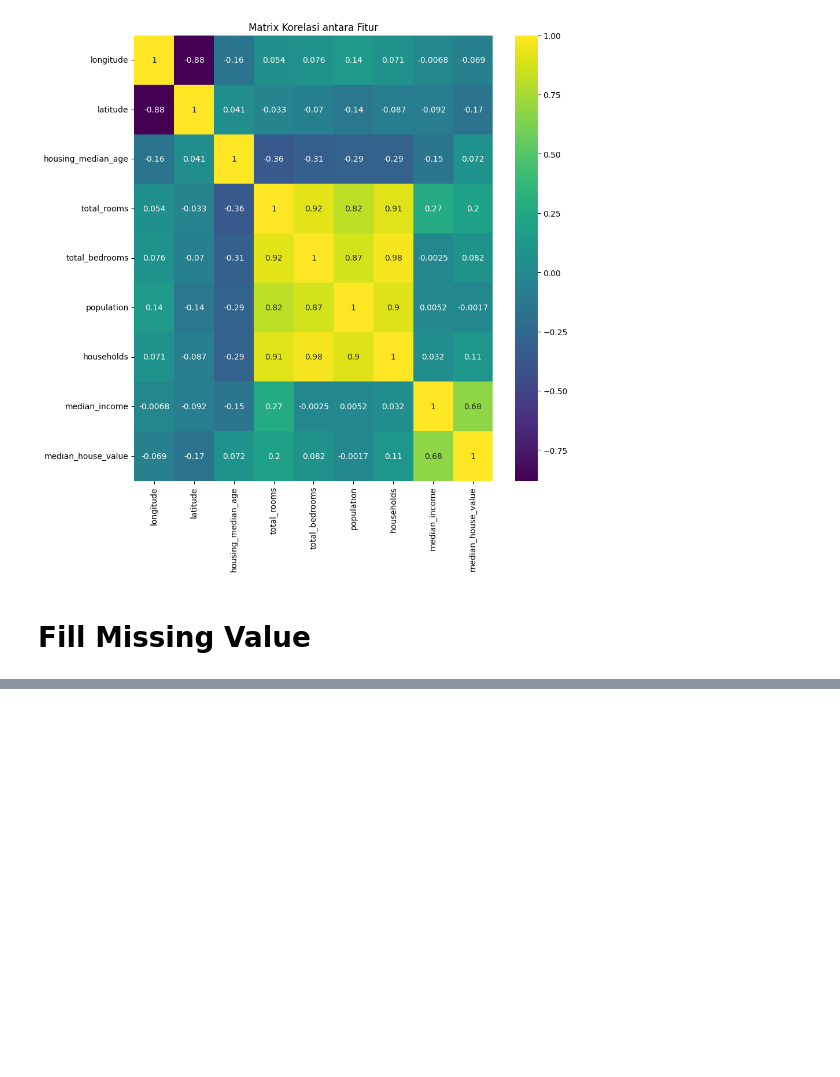
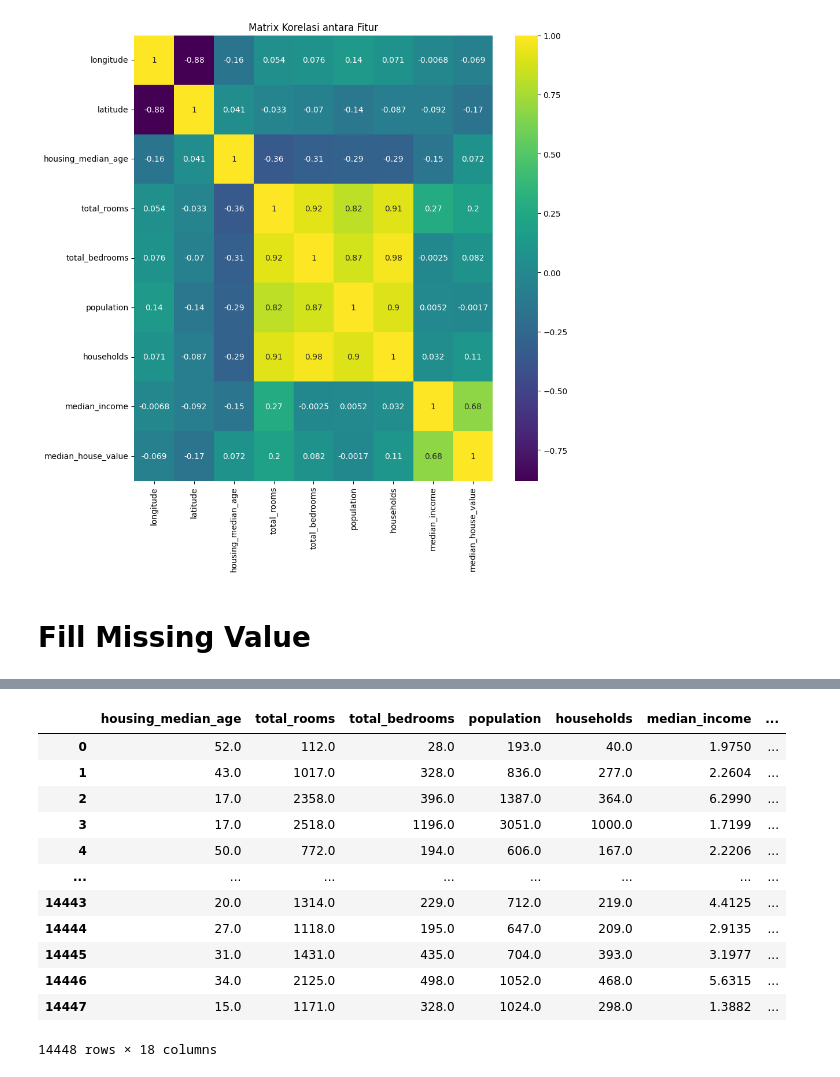
Before and after one commit to giansrt/Capstone-3, a Jupyter notebook: main.ipynb, the cells around one changed output, grey strips where cells are left out. Saved outputs shown, nothing was run; the diff lists cells and outputs as text; code cells hidden in the pictures; blank space fills up the shorter version.

```diff
--- a/main.ipynb
+++ b/main.ipynb
@@ -303,0 +288,22 @@ strong multicollinearity or other numerical problems.
+# %%
+import category_encoders as ce
+encoder = ce.BinaryEncoder(cols=['latitude_bin', 'longitude_bin','ocean_proximity'])
+df_encoded = encoder.fit_transform(df_california)
+# %%
+df_encoded.drop(columns=['longitude','latitude'], axis=1, inplace=True)
+# %%
+df_encoded
+# %% [output]
+|  | housing_median_age | total_rooms | total_bedrooms | population | households | median_income | ... |
+| 0 | 52.0 | 112.0 | 28.0 | 193.0 | 40.0 | 1.9750 | ... |
+| 1 | 43.0 | 1017.0 | 328.0 | 836.0 | 277.0 | 2.2604 | ... |
+| 2 | 17.0 | 2358.0 | 396.0 | 1387.0 | 364.0 | 6.2990 | ... |
+| 3 | 17.0 | 2518.0 | 1196.0 | 3051.0 | 1000.0 | 1.7199 | ... |
+| 4 | 50.0 | 772.0 | 194.0 | 606.0 | 167.0 | 2.2206 | ... |
+| ... | ... | ... | ... | ... | ... | ... | ... |
+| 14443 | 20.0 | 1314.0 | 229.0 | 712.0 | 219.0 | 4.4125 | ... |
+| 14444 | 27.0 | 1118.0 | 195.0 | 647.0 | 209.0 | 2.9135 | ... |
+| 14445 | 31.0 | 1431.0 | 435.0 | 704.0 | 393.0 | 3.1977 | ... |
+| 14446 | 34.0 | 2125.0 | 498.0 | 1052.0 | 468.0 | 5.6315 | ... |
+| 14447 | 15.0 | 1171.0 | 328.0 | 1024.0 | 298.0 | 1.3882 | ... |
+14448 rows × 18 columns
```
Also changed, not shown: parts of 14 cells of this notebook.
